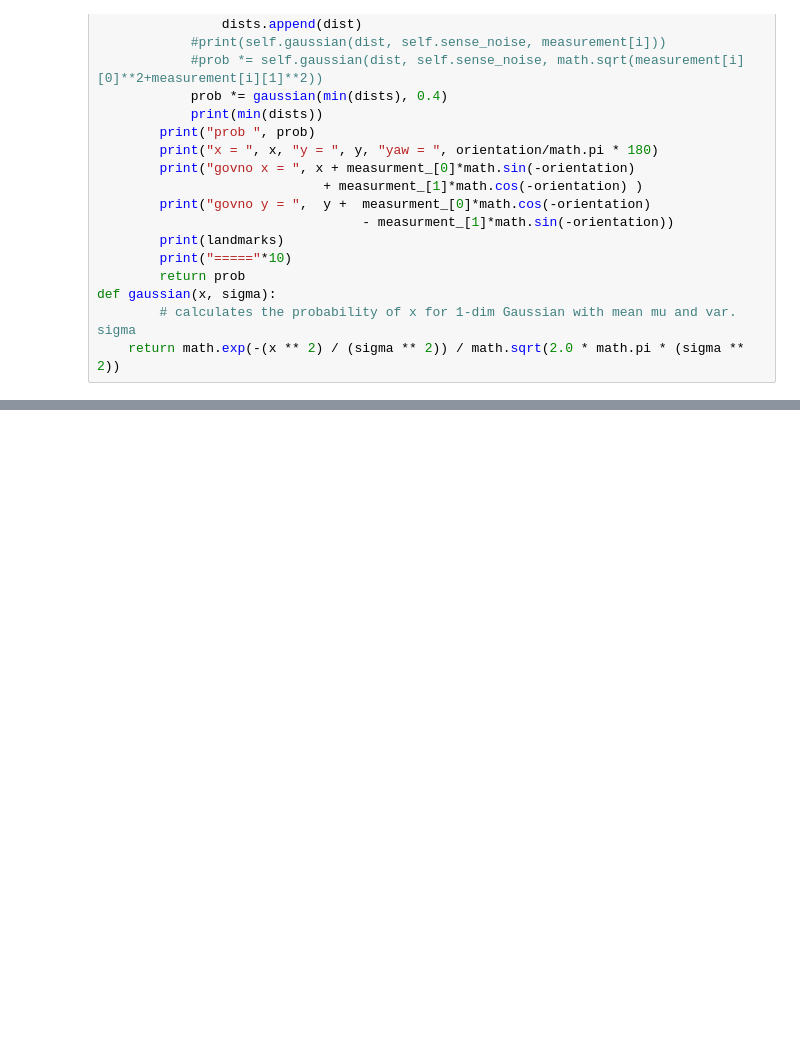
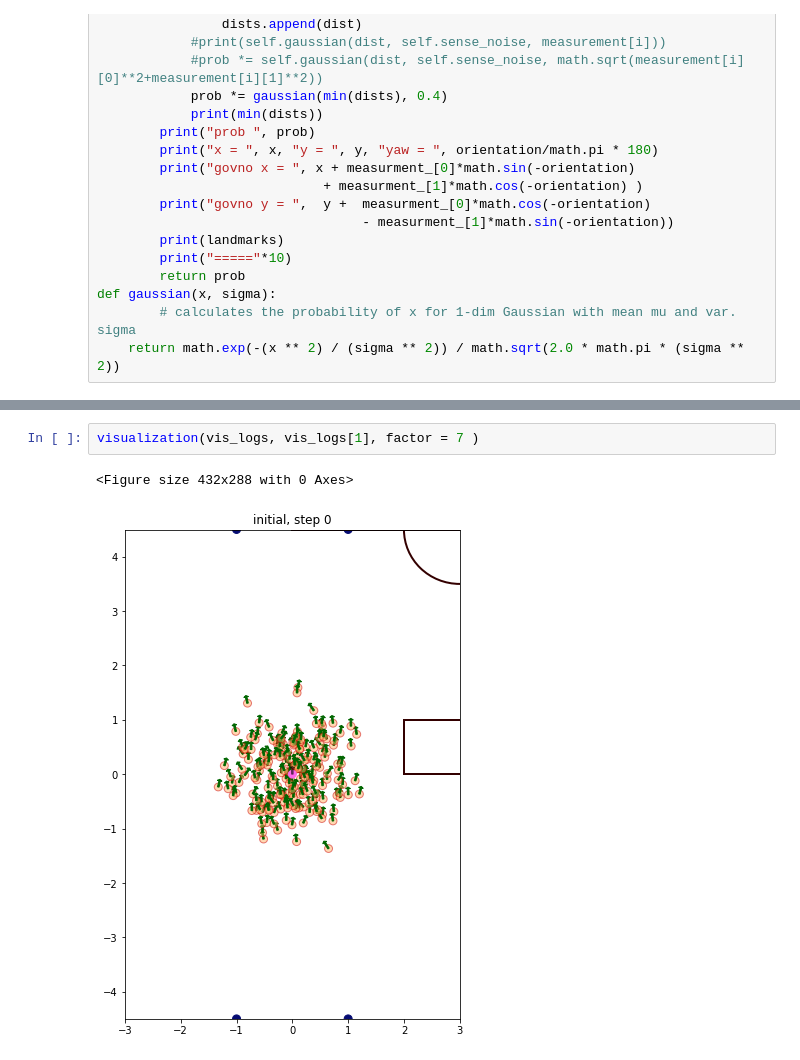
Before and after one commit to StarkitRobots/kondo_mv, a Jupyter notebook: localization/experiments/filter_for_micropython.ipynb, the cells around one changed output, grey strips where cells are left out. Cells and saved outputs as stored; diff of their text form; blank space fills up the shorter version.

```diff
--- a/localization/experiments/filter_for_micropython.ipynb
+++ b/localization/experiments/filter_for_micropython.ipynb
@@ -385,0 +623,5 @@ empty
+# %%
+visualization(vis_logs, vis_logs[1], factor = 7 )
+# %% [output]
+<Figure size 432x288 with 0 Axes>
+[figure, added]
```
Also changed, not shown: parts of 32 cells of this notebook, 5 other files.
